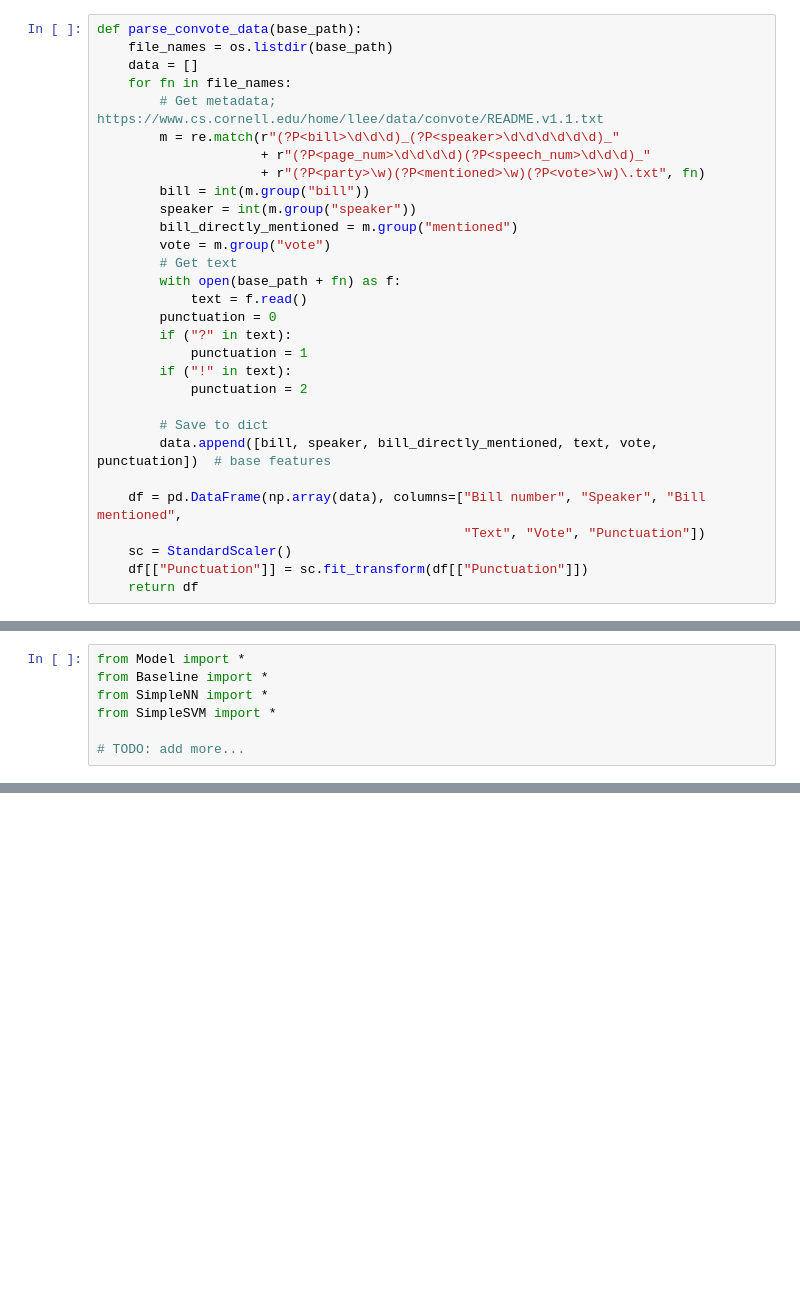
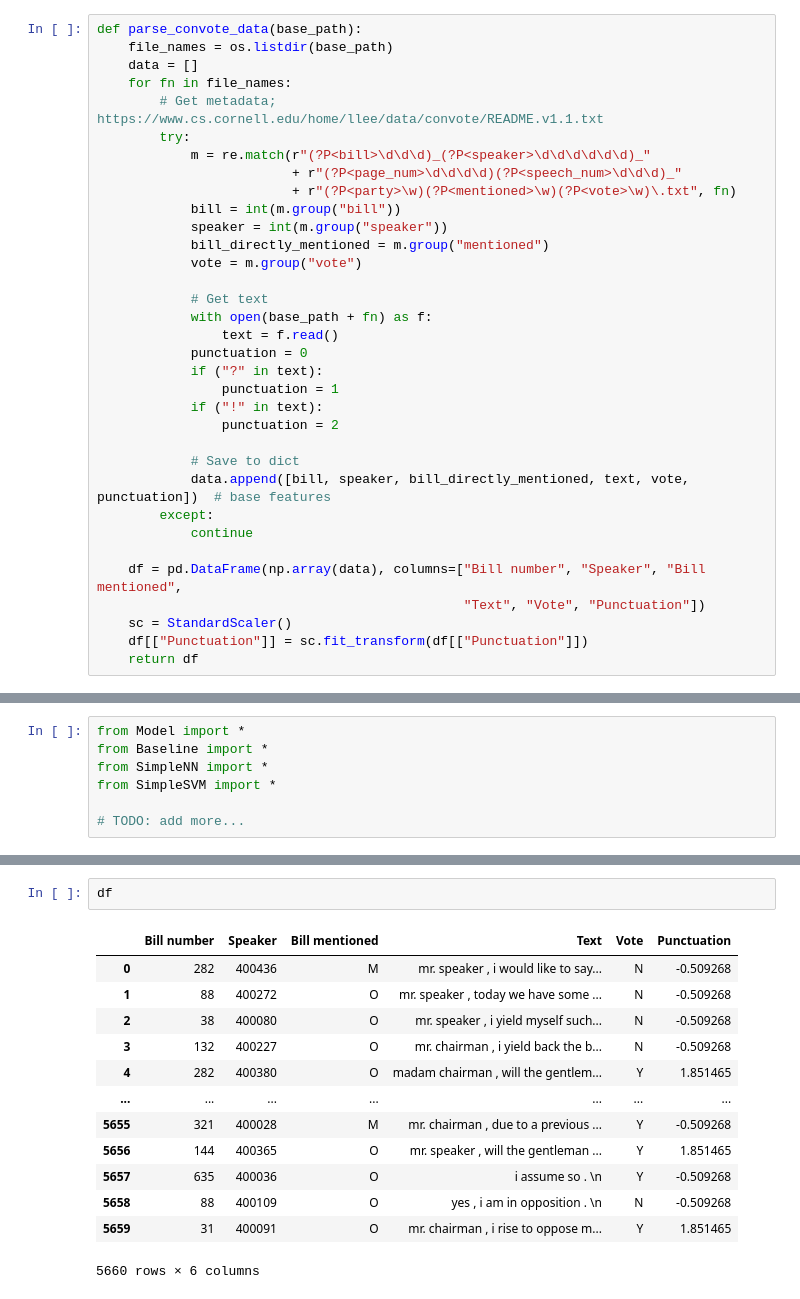
Before and after one commit to rosalg/cs224u-final-project, a Jupyter notebook: src/Main_code.ipynb, the cells around one changed output, grey strips where cells are left out. Drawn from its saved outputs; the diff is of its cells as text; blank space fills up the shorter version.

```diff
--- a/src/Main_code.ipynb
+++ b/src/Main_code.ipynb
@@ -11,24 +12,28 @@ def parse_convote_data(base_path):
     data = []
     for fn in file_names:
         # Get metadata; https://www.cs.cornell.edu/home/llee/data/convote/README.v1.1.txt
-        m = re.match(r"(?P<bill>\d\d\d)_(?P<speaker>\d\d\d\d\d\d)_"
-                     + r"(?P<page_num>\d\d\d\d)(?P<speech_num>\d\d\d)_"
-                     + r"(?P<party>\w)(?P<mentioned>\w)(?P<vote>\w)\.txt", fn)
-        bill = int(m.group("bill"))
-        speaker = int(m.group("speaker"))
-        bill_directly_mentioned = m.group("mentioned")
-        vote = m.group("vote")
-        # Get text
-        with open(base_path + fn) as f:
-            text = f.read()
-        punctuation = 0
-        if ("?" in text):
-            punctuation = 1
-        if ("!" in text):
-            punctuation = 2
+        try:
+            m = re.match(r"(?P<bill>\d\d\d)_(?P<speaker>\d\d\d\d\d\d)_"
+                         + r"(?P<page_num>\d\d\d\d)(?P<speech_num>\d\d\d)_"
+                         + r"(?P<party>\w)(?P<mentioned>\w)(?P<vote>\w)\.txt", fn)
+            bill = int(m.group("bill"))
+            speaker = int(m.group("speaker"))
+            bill_directly_mentioned = m.group("mentioned")
+            vote = m.group("vote")
 
-        # Save to dict
-        data.append([bill, speaker, bill_directly_mentioned, text, vote, punctuation])  # base features
+            # Get text
+            with open(base_path + fn) as f:
+                text = f.read()
+            punctuation = 0
+            if ("?" in text):
+                punctuation = 1
+            if ("!" in text):
+                punctuation = 2
+
+            # Save to dict
+            data.append([bill, speaker, bill_directly_mentioned, text, vote, punctuation])  # base features
+        except:
+            continue
 
     df = pd.DataFrame(np.array(data), columns=["Bill number", "Speaker", "Bill mentioned",
                                                "Text", "Vote", "Punctuation"])
@@ -83,0 +109,16 @@ print("Accuracy of SimpleNN:", num_corr / num_tot)
+# %%
+df
+# %% [output]
+|  | Bill number | Speaker | Bill mentioned | Text | Vote | Punctuation |
+| 0 | 282 | 400436 | M | mr. speaker , i would like to say... | N | -0.509268 |
+| 1 | 88 | 400272 | O | mr. speaker , today we have some ... | N | -0.509268 |
+| 2 | 38 | 400080 | O | mr. speaker , i yield myself such... | N | -0.509268 |
+| 3 | 132 | 400227 | O | mr. chairman , i yield back the b... | N | -0.509268 |
+| 4 | 282 | 400380 | O | madam chairman , will the gentlem... | Y | 1.851465 |
+| ... | ... | ... | ... | ... | ... | ... |
+| 5655 | 321 | 400028 | M | mr. chairman , due to a previous ... | Y | -0.509268 |
+| 5656 | 144 | 400365 | O | mr. speaker , will the gentleman ... | Y | 1.851465 |
+| 5657 | 635 | 400036 | O | i assume so . \n | Y | -0.509268 |
+| 5658 | 88 | 400109 | O | yes , i am in opposition . \n | N | -0.509268 |
+| 5659 | 31 | 400091 | O | mr. chairman , i rise to oppose m... | Y | 1.851465 |
+5660 rows × 6 columns
```
Also changed, not shown: parts of 17 cells of this notebook.
